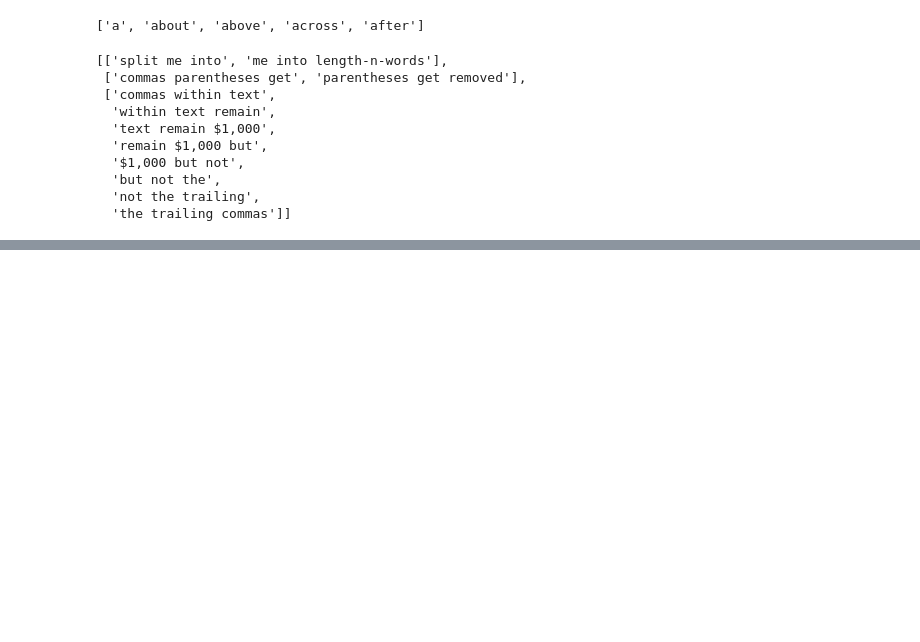
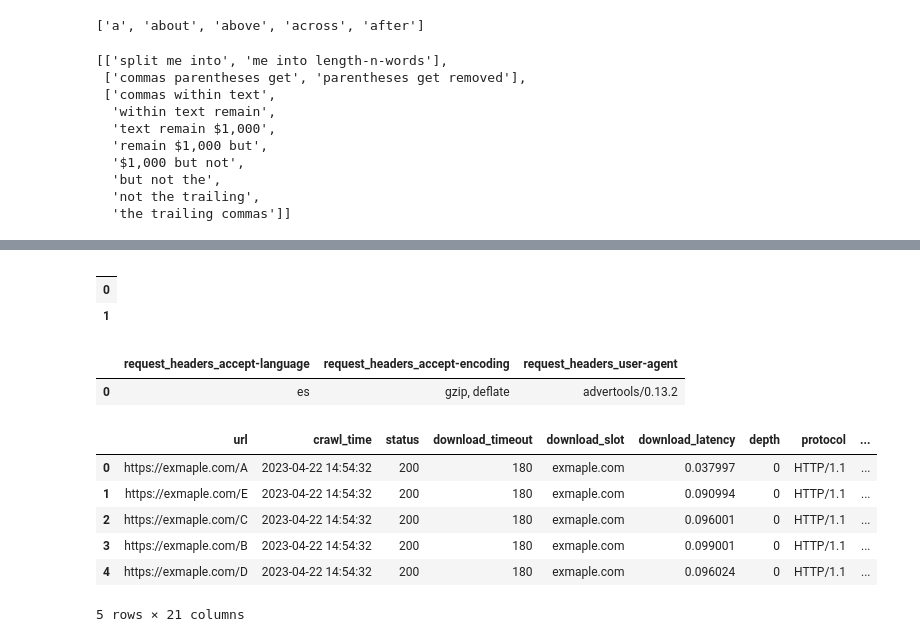
Before and after one commit to georgeyoumansjr/advertools, a Jupyter notebook: useAdvertools/testKeyW.ipynb, the cells around one changed output, grey strips where cells are left out. Drawn from its saved outputs; the diff is of its cells as text; code cells hidden in the pictures; blank space fills up the shorter version.

```diff
--- a/useAdvertools/testKeyW.ipynb
+++ b/useAdvertools/testKeyW.ipynb
@@ -287,0 +308,8 @@ adv.crawl('https://www.salesforce.com',
+# %%
+import pandas as pd
+crawldf = pd.read_json('output_file.jl', lines=True)
+crawldf.filter(regex='proxy').head()
+# %% [output]
+|  |
+| 0 |
+| 1 |
@@ -287,0 +327,6 @@ adv.crawl('https://www.salesforce.com',
+# %%
+crawldf = pd.read_json('output.jl', lines=True)
+crawldf.filter(regex='request_headers_')
+# %% [output]
+|  | request_headers_accept-language | request_headers_accept-encoding | request_headers_user-agent |
+| 0 | es | gzip, deflate | advertools/0.13.2 |
@@ -287,0 +337,14 @@ adv.crawl('https://www.salesforce.com',
+# %%
+adv.crawl_headers(url_list, 'output_file1.jl')
+import pandas as pd
+crawl_df = pd.read_json('output_file1.jl', lines=True)
+# %%
+crawl_df
+# %% [output]
+|  | url | crawl_time | status | download_timeout | download_slot | download_latency | depth | protocol | ... |
+| 0 | https://exmaple.com/A | 2023-04-22 14:54:32 | 200 | 180 | exmaple.com | 0.037997 | 0 | HTTP/1.1 | ... |
+| 1 | https://exmaple.com/E | 2023-04-22 14:54:32 | 200 | 180 | exmaple.com | 0.090994 | 0 | HTTP/1.1 | ... |
+| 2 | https://exmaple.com/C | 2023-04-22 14:54:32 | 200 | 180 | exmaple.com | 0.096001 | 0 | HTTP/1.1 | ... |
+| 3 | https://exmaple.com/B | 2023-04-22 14:54:32 | 200 | 180 | exmaple.com | 0.099001 | 0 | HTTP/1.1 | ... |
+| 4 | https://exmaple.com/D | 2023-04-22 14:54:32 | 200 | 180 | exmaple.com | 0.096024 | 0 | HTTP/1.1 | ... |
+5 rows × 21 columns
```
Also changed, not shown: parts of 7 cells of this notebook, 8 other files.
